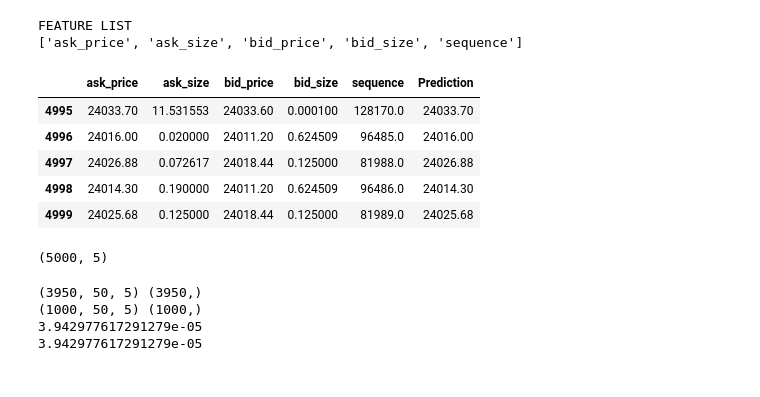
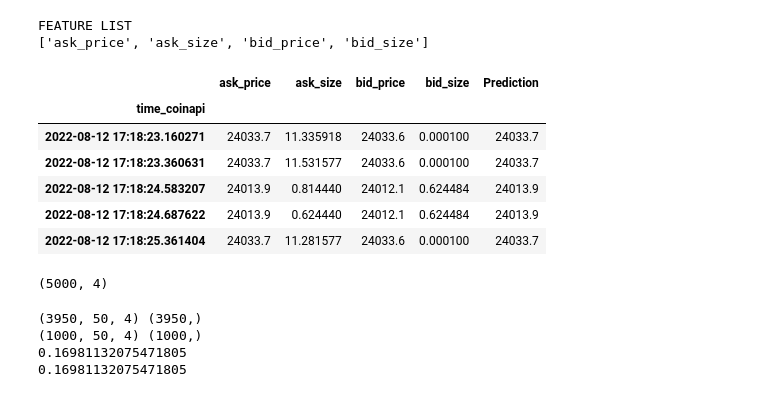
Before and after one commit to toksdprogrammer1/crypto-prediction, a Jupyter notebook: jupyterNotebook/crypto-prediction-oder-book.ipynb, the cells around one changed output. Saved outputs shown, nothing was run; the diff lists cells and outputs as text; code cells hidden in the pictures.

```diff
--- a/jupyterNotebook/crypto-prediction-oder-book.ipynb
+++ b/jupyterNotebook/crypto-prediction-oder-book.ipynb
@@ -29,6 +34,7 @@ Tensorflow Version: 2.9.1
 Num GPUs: 0
 # %%
 df = pd.read_csv('20220812.csv')
-df.head()
+df = df[df['symbol'].str.contains("BTC_USD")]
+df.head(20)
 # %% [output]
 |  | id | symbol | sequence | ask_price | ask_size | bid_price | bid_size | time_coinapi | time_exchange | ... |
@@ -43,7 +60,7 @@ df.head()
 # set the indextimestamp
 df.index = df.time_coinapi
 
-df = df.drop(columns=['ts', 'time_exchange', 'time_coinapi', 'id', 'symbol'])
+df = df.drop(columns=['ts', 'time_exchange', 'time_coinapi', 'id', 'symbol', 'sequence'])
 
 # Create a quick overview of the dataset
 df.head()
@@ -58,35 +75,35 @@ df.head()
 # %%
 #Step 3 Preprocessing and Feature Selection
 
 # Indexing Batches
 train_df = df.sort_values(by=['time_coinapi']).copy()
 train_df = df.head(5000)
 # List of considered Features
-FEATURES = ['ask_price', 'ask_size', 'bid_price', 'bid_size', 'sequence'
-           ]
+FEATURES = ['ask_price', 'ask_size', 'bid_price', 'bid_size']
 
 print('FEATURE LIST')
 print([f for f in FEATURES])
 
 # Create the dataset with features and filter the data to the list of FEATURES
 data = pd.DataFrame(train_df)
 data_filtered = data[FEATURES]
 
 # We add a prediction column and set dummy values to prepare the data for scaling
 data_filtered_ext = data_filtered.copy()
 data_filtered_ext['Prediction'] = data_filtered_ext['ask_price']
 
 # Print the tail of the dataframe
 data_filtered_ext.tail()
 # %% [output]
 FEATURE LIST
-['ask_price', 'ask_size', 'bid_price', 'bid_size', 'sequence']
+['ask_price', 'ask_size', 'bid_price', 'bid_size']
-|  | ask_price | ask_size | bid_price | bid_size | sequence | Prediction |
-| 4995 | 24033.70 | 11.531553 | 24033.60 | 0.000100 | 128170.0 | 24033.70 |
-| 4996 | 24016.00 | 0.020000 | 24011.20 | 0.624509 | 96485.0 | 24016.00 |
-| 4997 | 24026.88 | 0.072617 | 24018.44 | 0.125000 | 81988.0 | 24026.88 |
-| 4998 | 24014.30 | 0.190000 | 24011.20 | 0.624509 | 96486.0 | 24014.30 |
-| 4999 | 24025.68 | 0.125000 | 24018.44 | 0.125000 | 81989.0 | 24025.68 |
+|  | ask_price | ask_size | bid_price | bid_size | Prediction |
+| time_coinapi |  |  |  |  |  |
+| 2022-08-12 17:18:23.160271 | 24033.7 | 11.335918 | 24033.6 | 0.000100 | 24033.7 |
+| 2022-08-12 17:18:23.360631 | 24033.7 | 11.531577 | 24033.6 | 0.000100 | 24033.7 |
+| 2022-08-12 17:18:24.583207 | 24013.9 | 0.814440 | 24012.1 | 0.624484 | 24013.9 |
+| 2022-08-12 17:18:24.687622 | 24013.9 | 0.624440 | 24012.1 | 0.624484 | 24013.9 |
+| 2022-08-12 17:18:25.361404 | 24033.7 | 11.281577 | 24033.6 | 0.000100 | 24033.7 |
 # %%
 # Get the number of rows in the data
 nrows = data_filtered.shape[0]
@@ -105,7 +122,7 @@ scaler_pred = MinMaxScaler()
 df_ask_price = pd.DataFrame(data_filtered_ext['ask_price'])
 np_ask_price_scaled = scaler_pred.fit_transform(df_ask_price)
 # %% [output]
-(5000, 5)
+(5000, 4)
 # %%
 # Set the sequence length - this is the timeframe used to make a single prediction
 sequence_length = 50
@@ -148,10 +165,10 @@ print(x_test.shape, y_test.shape)
 print(x_train[1][sequence_length-1][index_ask_price])
 print(y_train[0])
 # %% [output]
-(3950, 50, 5) (3950,)
-(1000, 50, 5) (1000,)
-3.942977617291279e-05
-3.942977617291279e-05
+(3950, 50, 4) (3950,)
+(1000, 50, 4) (1000,)
+0.16981132075471805
+0.16981132075471805
 # %%
 #Step 4 Model Training
 
```
Also changed, not shown: parts of 8 cells of this notebook.
